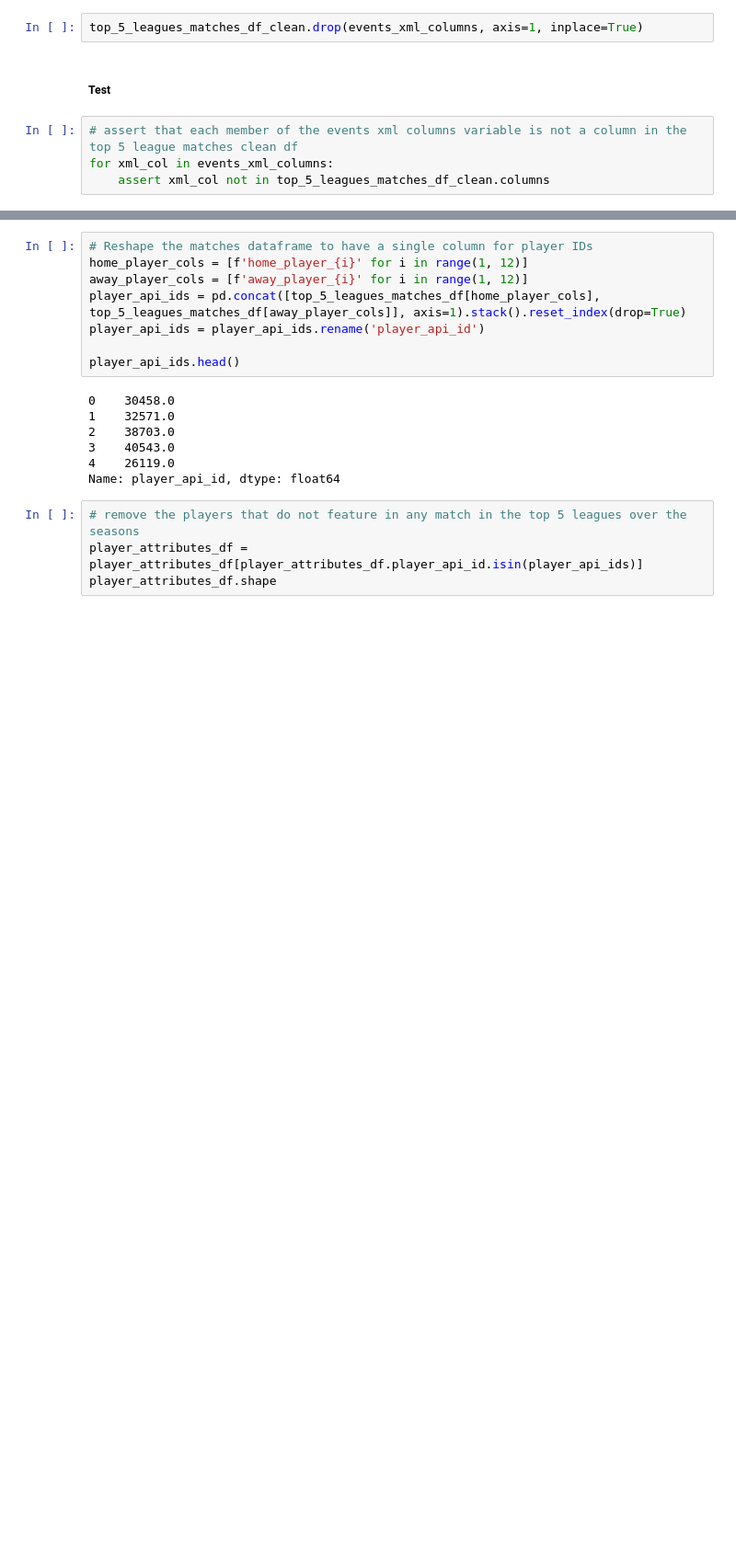
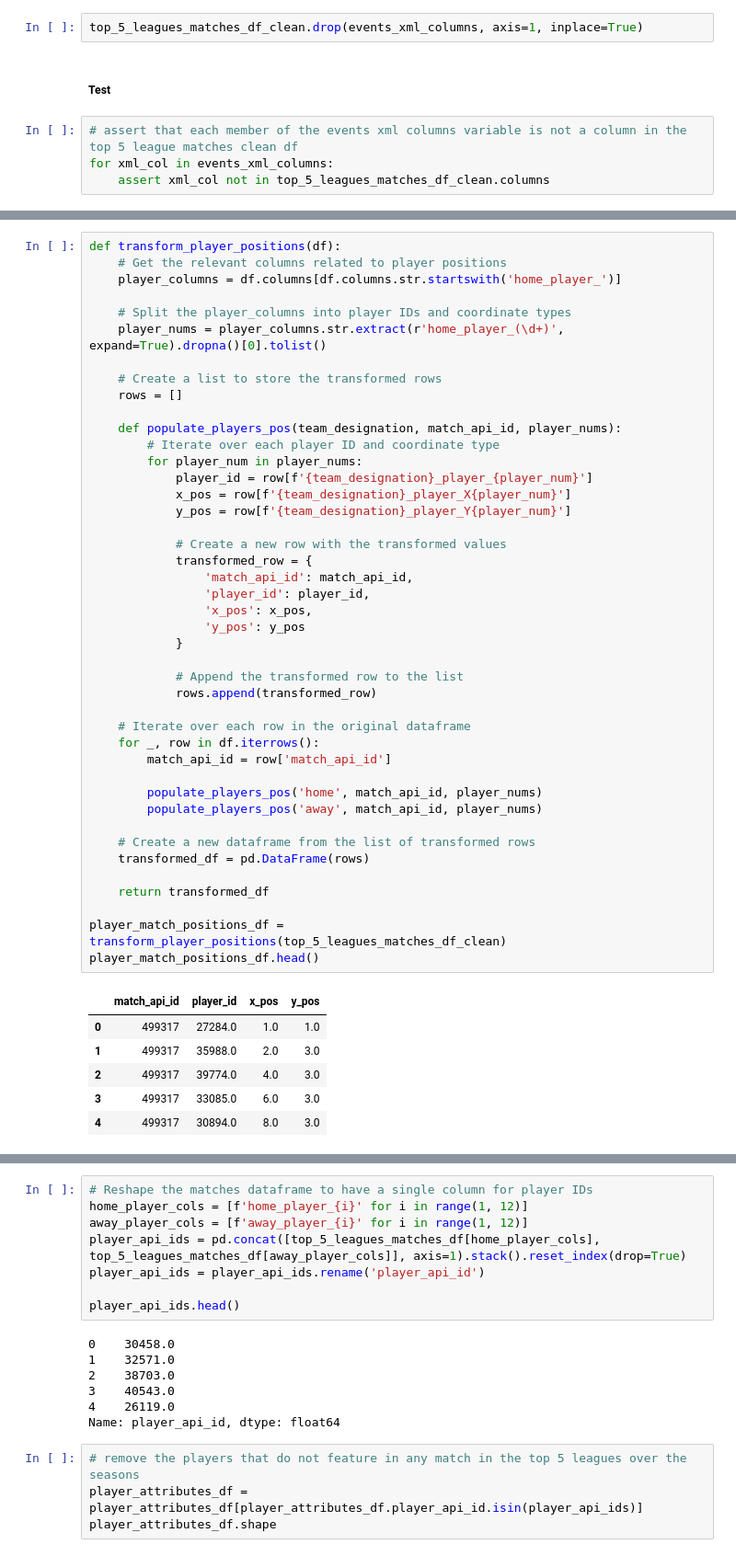
Before and after one commit to CodeWithOz/the-best-league, a Jupyter notebook: gather.ipynb, the cells around one changed output, grey strips where cells are left out. Shown at 92% size. Cells and saved outputs as stored; diff of their text form; blank space fills up the shorter version.

```diff
--- a/gather.ipynb
+++ b/gather.ipynb
@@ -3302,0 +3396,50 @@ for xml_col in events_xml_columns:
+# %%
+def transform_player_positions(df):
+    # Get the relevant columns related to player positions
+    player_columns = df.columns[df.columns.str.startswith('home_player_')]
+
+    # Split the player_columns into player IDs and coordinate types
+    player_nums = player_columns.str.extract(r'home_player_(\d+)', expand=True).dropna()[0].tolist()
+
+    # Create a list to store the transformed rows
+    rows = []
+
+    def populate_players_pos(team_designation, match_api_id, player_nums):
+        # Iterate over each player ID and coordinate type
+        for player_num in player_nums:
+            player_id = row[f'{team_designation}_player_{player_num}']
+            x_pos = row[f'{team_designation}_player_X{player_num}']
+            y_pos = row[f'{team_designation}_player_Y{player_num}']
+
+            # Create a new row with the transformed values
+            transformed_row = {
+                'match_api_id': match_api_id,
+                'player_id': player_id,
+                'x_pos': x_pos,
+                'y_pos': y_pos
+            }
+
+            # Append the transformed row to the list
+            rows.append(transformed_row)
+
+    # Iterate over each row in the original dataframe
+    for _, row in df.iterrows():
+        match_api_id = row['match_api_id']
+
+        populate_players_pos('home', match_api_id, player_nums)
+        populate_players_pos('away', match_api_id, player_nums)
+
+    # Create a new dataframe from the list of transformed rows
+    transformed_df = pd.DataFrame(rows)
+
+    return transformed_df
+
+player_match_positions_df = transform_player_positions(top_5_leagues_matches_df_clean)
+player_match_positions_df.head()
+# %% [output]
+|  | match_api_id | player_id | x_pos | y_pos |
+| 0 | 499317 | 27284.0 | 1.0 | 1.0 |
+| 1 | 499317 | 35988.0 | 2.0 | 3.0 |
+| 2 | 499317 | 39774.0 | 4.0 | 3.0 |
+| 3 | 499317 | 33085.0 | 6.0 | 3.0 |
+| 4 | 499317 | 30894.0 | 8.0 | 3.0 |
```
Also changed, not shown: parts of 31 cells of this notebook, 1 other file.
